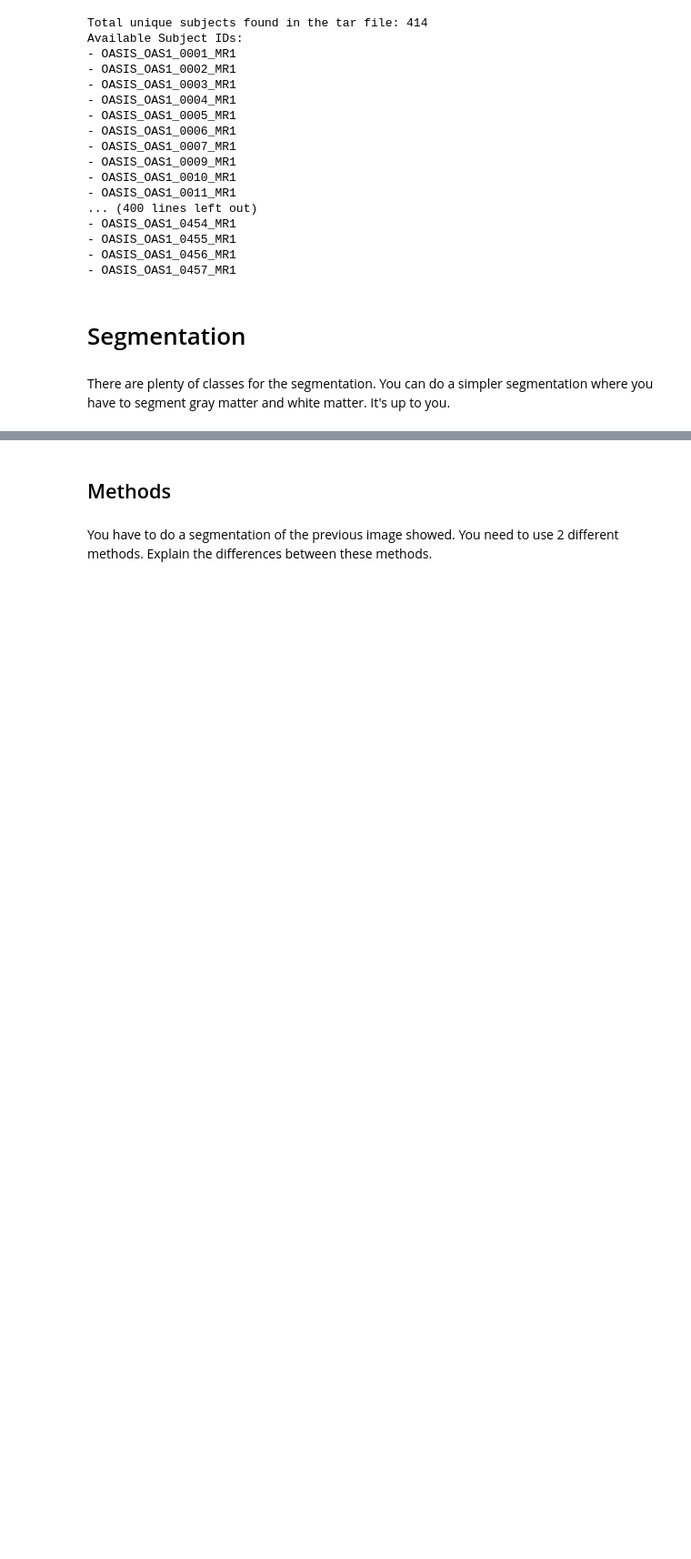
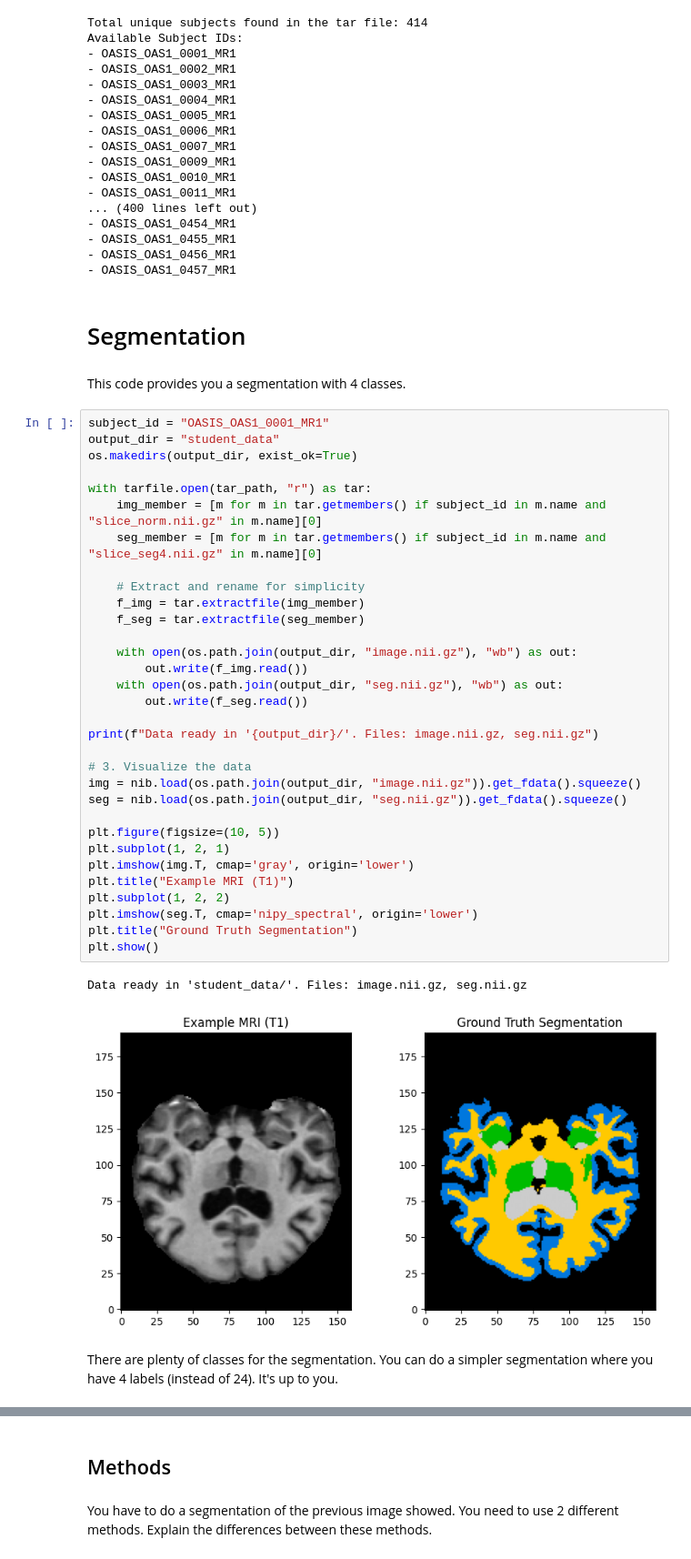
Before and after one commit to MurielleMardenli300/GBM6953HE_labs, a Jupyter notebook: GBM6953HE_Lab_1.ipynb, the cells around one changed output, grey strips where cells are left out. Shown at 91% size. Saved outputs shown, nothing was run; the diff lists cells and outputs as text; blank space fills up the shorter version.

```diff
--- a/GBM6953HE_Lab_1.ipynb
+++ b/GBM6953HE_Lab_1.ipynb
@@ -136,5 +136,42 @@ Available Subject IDs:
 - OASIS_OAS1_0457_MR1
 # %% [markdown]
 # Segmentation
+# %% [markdown]
+This code provides you a segmentation with 4 classes.
+# %%
+subject_id = "OASIS_OAS1_0001_MR1"
+output_dir = "student_data"
+os.makedirs(output_dir, exist_ok=True)
+
+with tarfile.open(tar_path, "r") as tar:
+    img_member = [m for m in tar.getmembers() if subject_id in m.name and "slice_norm.nii.gz" in m.name][0]
+    seg_member = [m for m in tar.getmembers() if subject_id in m.name and "slice_seg4.nii.gz" in m.name][0]
+
+    # Extract and rename for simplicity
+    f_img = tar.extractfile(img_member)
+    f_seg = tar.extractfile(seg_member)
+
+    with open(os.path.join(output_dir, "image.nii.gz"), "wb") as out:
+        out.write(f_img.read())
+    with open(os.path.join(output_dir, "seg.nii.gz"), "wb") as out:
+        out.write(f_seg.read())
+
+print(f"Data ready in '{output_dir}/'. Files: image.nii.gz, seg.nii.gz")
+
+# 3. Visualize the data
+img = nib.load(os.path.join(output_dir, "image.nii.gz")).get_fdata().squeeze()
+seg = nib.load(os.path.join(output_dir, "seg.nii.gz")).get_fdata().squeeze()
+
+plt.figure(figsize=(10, 5))
+plt.subplot(1, 2, 1)
+plt.imshow(img.T, cmap='gray', origin='lower')
+plt.title("Example MRI (T1)")
+plt.subplot(1, 2, 2)
+plt.imshow(seg.T, cmap='nipy_spectral', origin='lower')
+plt.title("Ground Truth Segmentation")
+plt.show()
+# %% [output]
+Data ready in 'student_data/'. Files: image.nii.gz, seg.nii.gz
+[figure, added]
 # %% [markdown]
-There are plenty of classes for the segmentation. You can do a simpler segmentation where you have to segment gray matter and white matter. It's up to you.
+There are plenty of classes for the segmentation. You can do a simpler segmentation where you have 4 labels (instead of 24). It's up to you.
```
Also changed, not shown: parts of 1 cell of this notebook.
